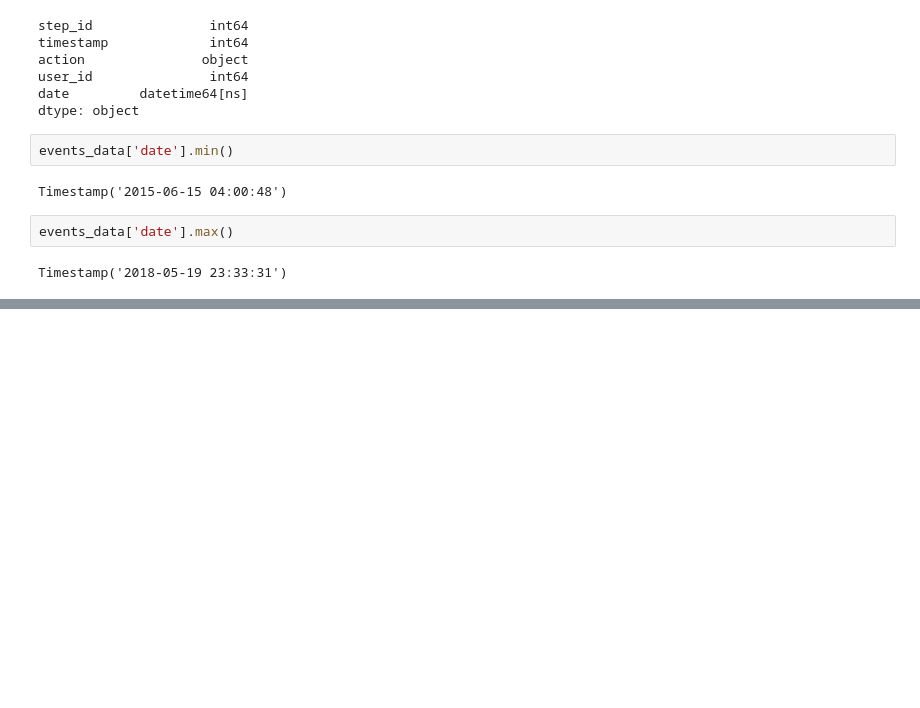
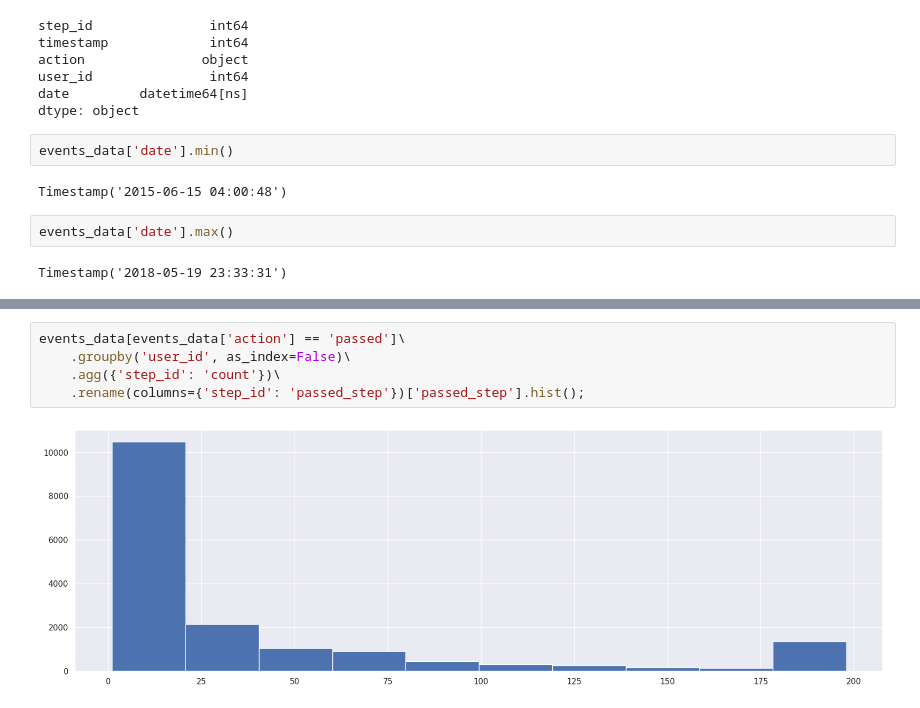
Before and after one commit to Athelbiban/learner, a Jupyter notebook: stepik_dsml/1/dsml_1.10.5.ipynb, the cells around one changed output, grey strips where cells are left out. Cells and saved outputs as stored; diff of their text form; blank space fills up the shorter version.

```diff
--- a/stepik_dsml/1/dsml_1.10.5.ipynb
+++ b/stepik_dsml/1/dsml_1.10.5.ipynb
@@ -53,0 +136,7 @@ Timestamp('2018-05-19 23:33:31')
+# %%
+events_data[events_data['action'] == 'passed']\
+    .groupby('user_id', as_index=False)\
+    .agg({'step_id': 'count'})\
+    .rename(columns={'step_id': 'passed_step'})['passed_step'].hist();
+# %% [output]
+[figure, added]
```
Also changed, not shown: parts of 12 cells of this notebook.
